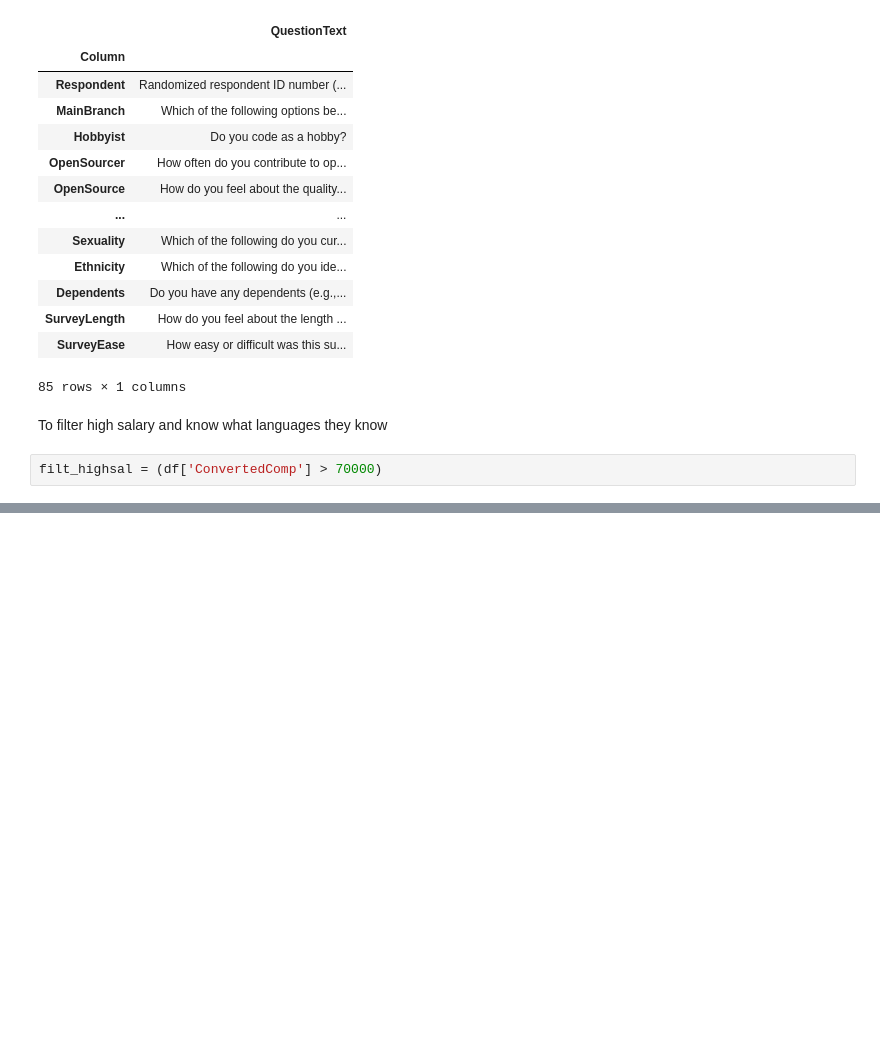
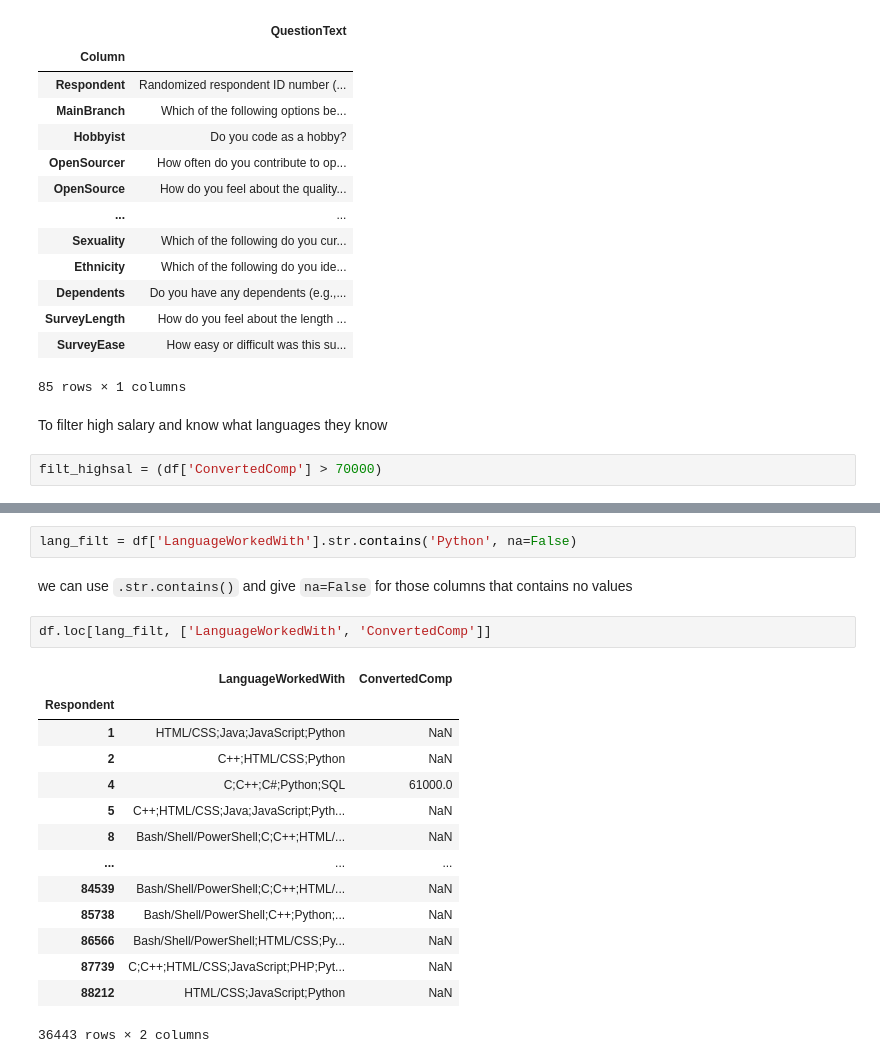
Before and after one commit to innovinitylabs/pandas-notes-corey-schaffer, a Jupyter notebook: 04-Filtering - Using Conditionals to Filter.ipynb, the cells around one changed output, grey strips where cells are left out. Drawn from its saved outputs; the diff is of its cells as text; blank space fills up the shorter version.

```diff
--- a/04-Filtering - Using Conditionals to Filter.ipynb
+++ b/04-Filtering - Using Conditionals to Filter.ipynb
@@ -95,0 +147,21 @@ filt_highsal = (df['ConvertedComp'] > 70000)
+# %%
+lang_filt = df['LanguageWorkedWith'].str.contains('Python', na=False)
+# %% [markdown]
+we can use `.str.contains()` and give `na=False` for those columns that contains no values
+# %%
+df.loc[lang_filt, ['LanguageWorkedWith', 'ConvertedComp']]
+# %% [output]
+|  | LanguageWorkedWith | ConvertedComp |
+| Respondent |  |  |
+| 1 | HTML/CSS;Java;JavaScript;Python | NaN |
+| 2 | C++;HTML/CSS;Python | NaN |
+| 4 | C;C++;C#;Python;SQL | 61000.0 |
+| 5 | C++;HTML/CSS;Java;JavaScript;Pyth... | NaN |
+| 8 | Bash/Shell/PowerShell;C;C++;HTML/... | NaN |
+| ... | ... | ... |
+| 84539 | Bash/Shell/PowerShell;C;C++;HTML/... | NaN |
+| 85738 | Bash/Shell/PowerShell;C++;Python;... | NaN |
+| 86566 | Bash/Shell/PowerShell;HTML/CSS;Py... | NaN |
+| 87739 | C;C++;HTML/CSS;JavaScript;PHP;Pyt... | NaN |
+| 88212 | HTML/CSS;JavaScript;Python | NaN |
+36443 rows × 2 columns
```
Also changed, not shown: parts of 7 cells of this notebook.
